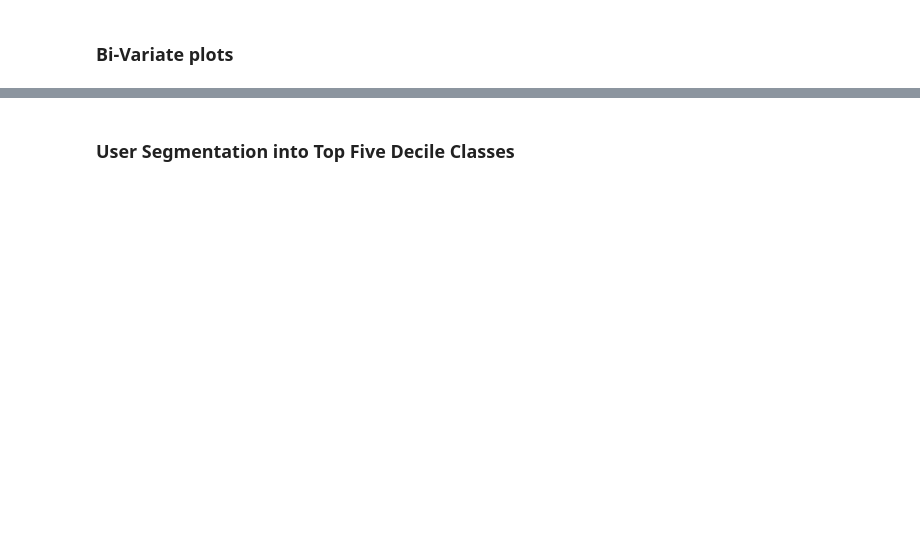
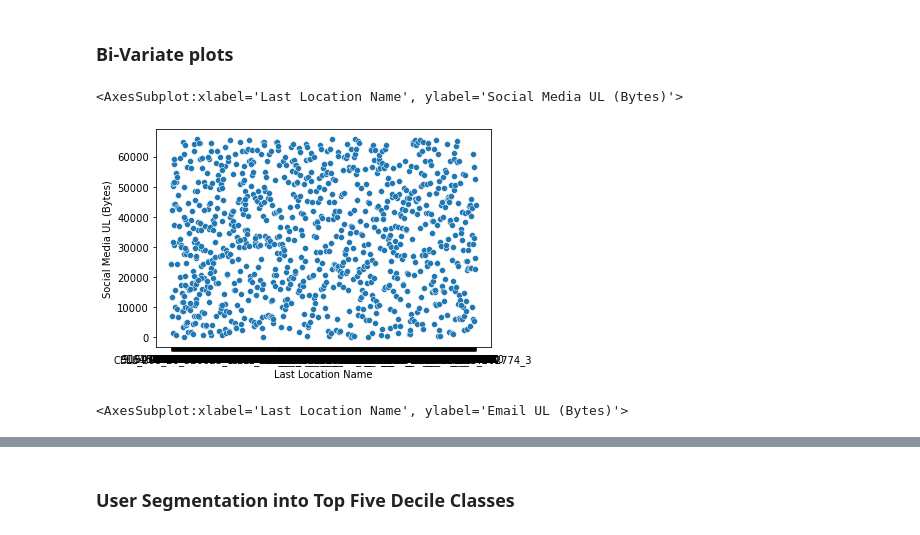
Before and after one commit to degagawolde/User-Analytics-Telecommunication-Industry, a Jupyter notebook: notebook/User-Overview-Analysis.ipynb, the cells around one changed output, grey strips where cells are left out. Cells and saved outputs as stored; diff of their text form; code cells hidden in the pictures; blank space fills up the shorter version.

```diff
--- a/notebook/User-Overview-Analysis.ipynb
+++ b/notebook/User-Overview-Analysis.ipynb
@@ -425,0 +453,11 @@ dfPair = clean_data[['IMEI',
+# %%
+sns.scatterplot(data=clean_data[:1000], x="Last Location Name",
+                y='Social Media UL (Bytes)')
+# %% [output]
+<AxesSubplot:xlabel='Last Location Name', ylabel='Social Media UL (Bytes)'>
+[figure, added]
+# %%
+sns.scatterplot(data=clean_data, x="Last Location Name",
+                y='Email UL (Bytes)')
+# %% [output]
+<AxesSubplot:xlabel='Last Location Name', ylabel='Email UL (Bytes)'>
```
Also changed, not shown: parts of 15 cells of this notebook, 2 other files.
